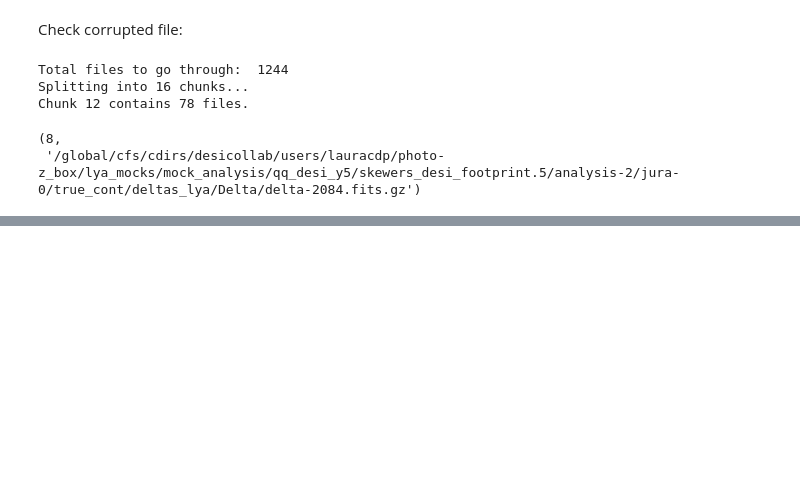
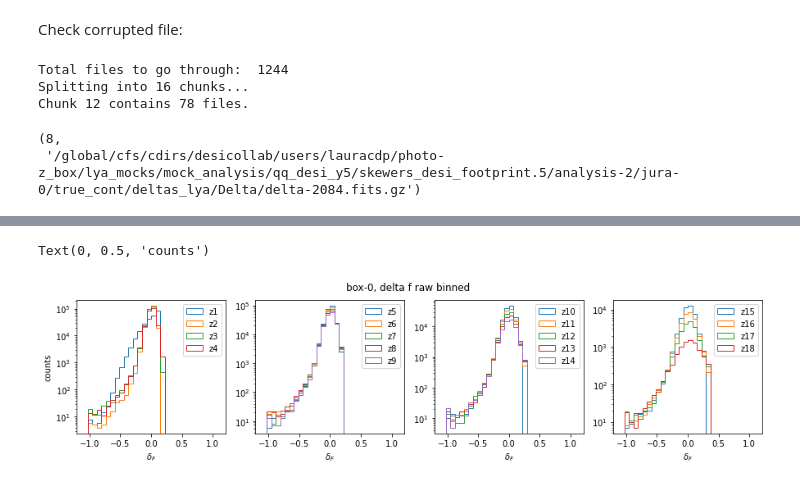
Before and after one commit to hangqianjun/lya_forest_clustering_z, a Jupyter notebook: notebooks/looking_at_noisy_lya.ipynb, the cells around one changed output, grey strips where cells are left out. Cells and saved outputs as stored; diff of their text form; code cells hidden in the pictures; blank space fills up the shorter version.

Commit message:
updated pipline codes, included notebook for results checking

```diff
--- a/notebooks/looking_at_noisy_lya.ipynb
+++ b/notebooks/looking_at_noisy_lya.ipynb
@@ -348,0 +351,5 @@ Chunk 12 contains 78 files.
+# %%
+# for box 0, plot the mean delta f in each redshift bin:
+
+fin = fits.open("/pscratch/sd/q/qhang/desi-lya/results/run-0/catalogue/delta-raw.fits")
+fin[1].header
@@ -348,0 +374,33 @@ Chunk 12 contains 78 files.
+# %%
+zbins = np.loadtxt("/pscratch/sd/q/qhang/desi-lya/delta_F/zbins.txt")
+zbin_edges = zbins[:,0]
+#print(len(zbin_edges))
+
+deltaf_raw = fin[1].data['DELTA_F']
+totweight_raw = fin[1].data['TOTWEIGHTS']
+z = fin[1].data['Z']
+
+fig,axarr=pl.subplots(1,4,figsize=[15,3])
+
+fig.suptitle("box-0, delta f raw binned")
+
+
+#totflux = np.zeros(len(zbin_edges)-1)
+#totweight = np.zeros(len(zbin_edges)-1)
+
+for ii in range(4):
+    pl.sca(axarr[ii])
+    for jj in range(5):
+        kk = ii*5 + jj
+        ind = (z>zbin_edges[kk])&(z<=zbin_edges[kk+1])
+        if sum(ind)>0:
+            cc = pl.hist(deltaf_raw[ind], range=[-1.1,1.1], bins=30, histtype='step', label=f'z{kk}')
+            meanflux[kk] = np.mean(deltaf_raw[ind])
+    pl.legend()
+    pl.yscale('log')
+    pl.xlabel("$\\delta_F$")
+pl.sca(axarr[0])
+pl.ylabel("counts")
+# %% [output]
+Text(0, 0.5, 'counts')
+[figure, added]
```
Also changed, not shown: parts of 4 cells of this notebook, 14 other files.
